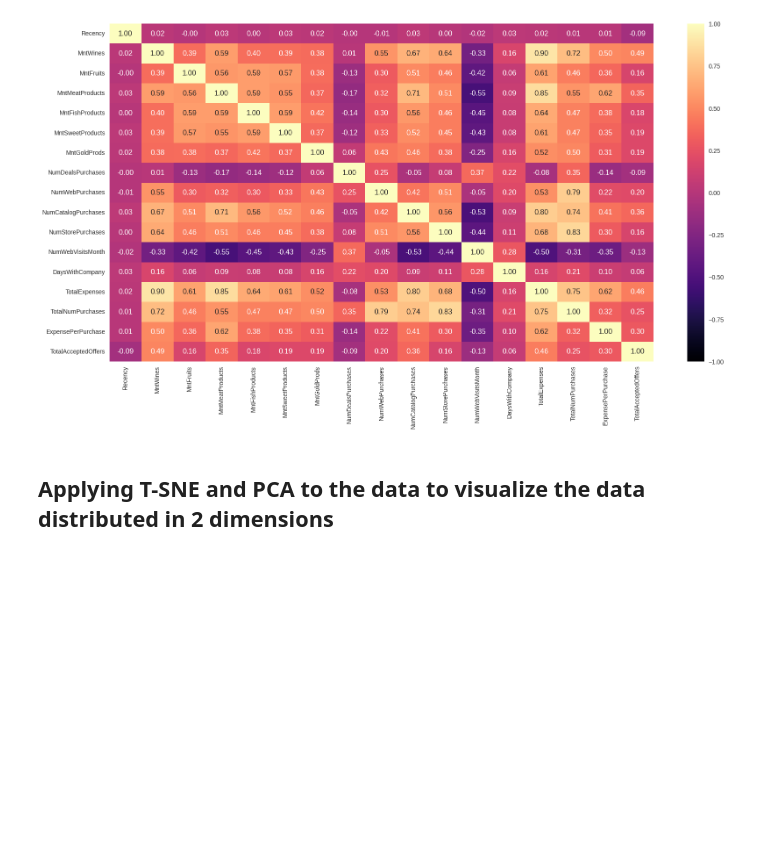
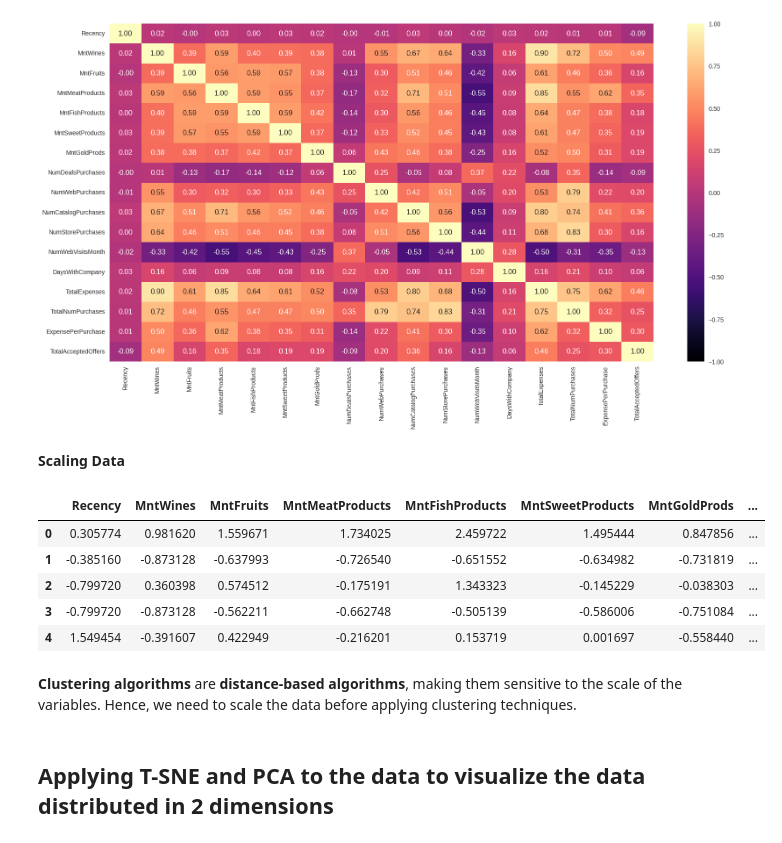
Before and after one commit to marijamaik/marketing-campaign-analysis, a Jupyter notebook: marketing_campaign_analysis.ipynb, the cells around one changed output. Saved outputs shown, nothing was run; the diff lists cells and outputs as text; code cells hidden in the pictures; blank space fills up the shorter version.

```diff
--- a/marketing_campaign_analysis.ipynb
+++ b/marketing_campaign_analysis.ipynb
@@ -707,6 +707,25 @@ sns.heatmap(data=data_model.corr(), annot=True, cmap='magma', vmin=-1, vmax=1, f
 plt.show()
 # %% [output]
 [figure]
+# %% [markdown]
+**Scaling Data**
+# %%
+# Applying standard scaler on new data
+scaler = StandardScaler()
+df_scaled = scaler.fit_transform(data_model)
+
+# Converting scaled data to a dataframe
+df_scaled = pd.DataFrame(df_scaled, columns=data_model.columns)
+df_scaled.head()
+# %% [output]
+|  | Recency | MntWines | MntFruits | MntMeatProducts | MntFishProducts | MntSweetProducts | MntGoldProds | ... |
+| 0 | 0.305774 | 0.981620 | 1.559671 | 1.734025 | 2.459722 | 1.495444 | 0.847856 | ... |
+| 1 | -0.385160 | -0.873128 | -0.637993 | -0.726540 | -0.651552 | -0.634982 | -0.731819 | ... |
+| 2 | -0.799720 | 0.360398 | 0.574512 | -0.175191 | 1.343323 | -0.145229 | -0.038303 | ... |
+| 3 | -0.799720 | -0.873128 | -0.562211 | -0.662748 | -0.505139 | -0.586006 | -0.751084 | ... |
+| 4 | 1.549454 | -0.391607 | 0.422949 | -0.216201 | 0.153719 | 0.001697 | -0.558440 | ... |
+# %% [markdown]
+**Clustering algorithms** are **distance-based algorithms**, making them sensitive to the scale of the variables. Hence, we need to scale the data before applying clustering techniques.
 # %% [markdown]
 ## **Applying T-SNE and PCA to the data to visualize the data distributed in 2 dimensions**
 # %% [markdown]
```
Also changed, not shown: parts of 5 cells of this notebook.
